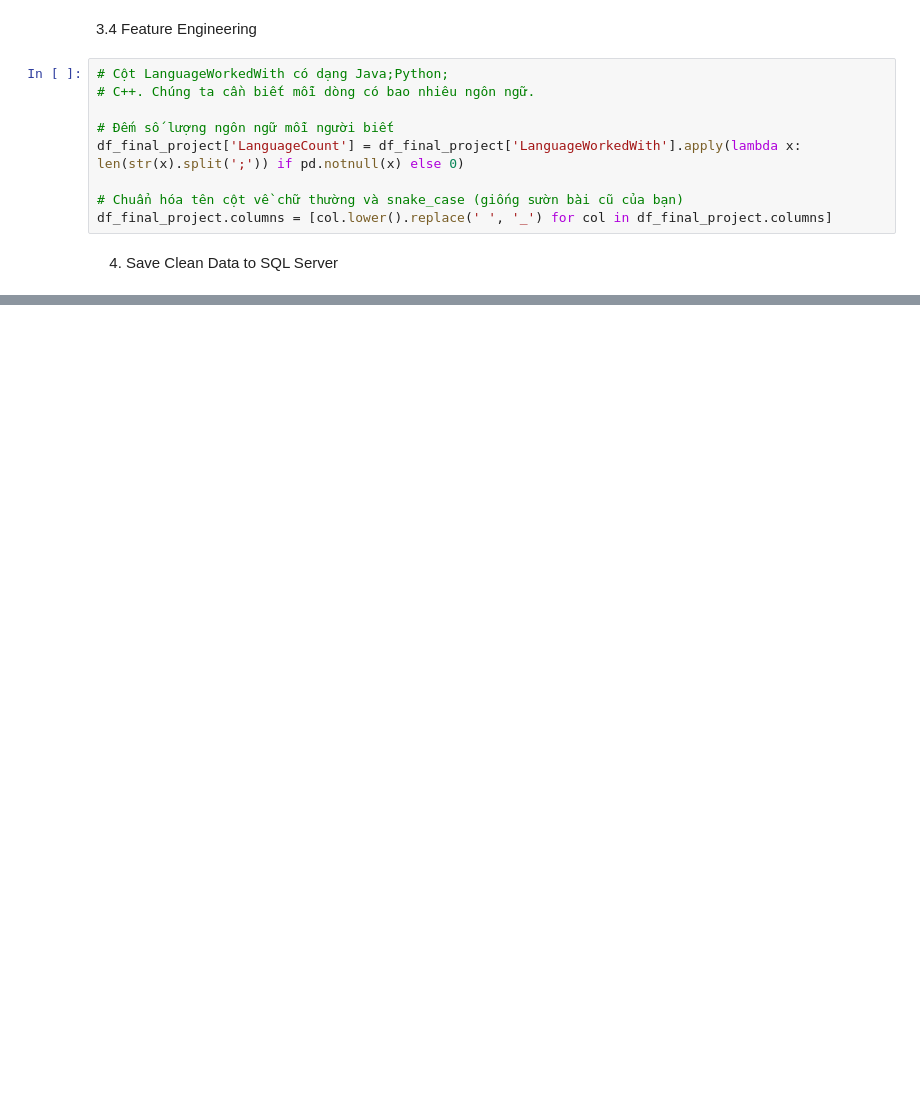
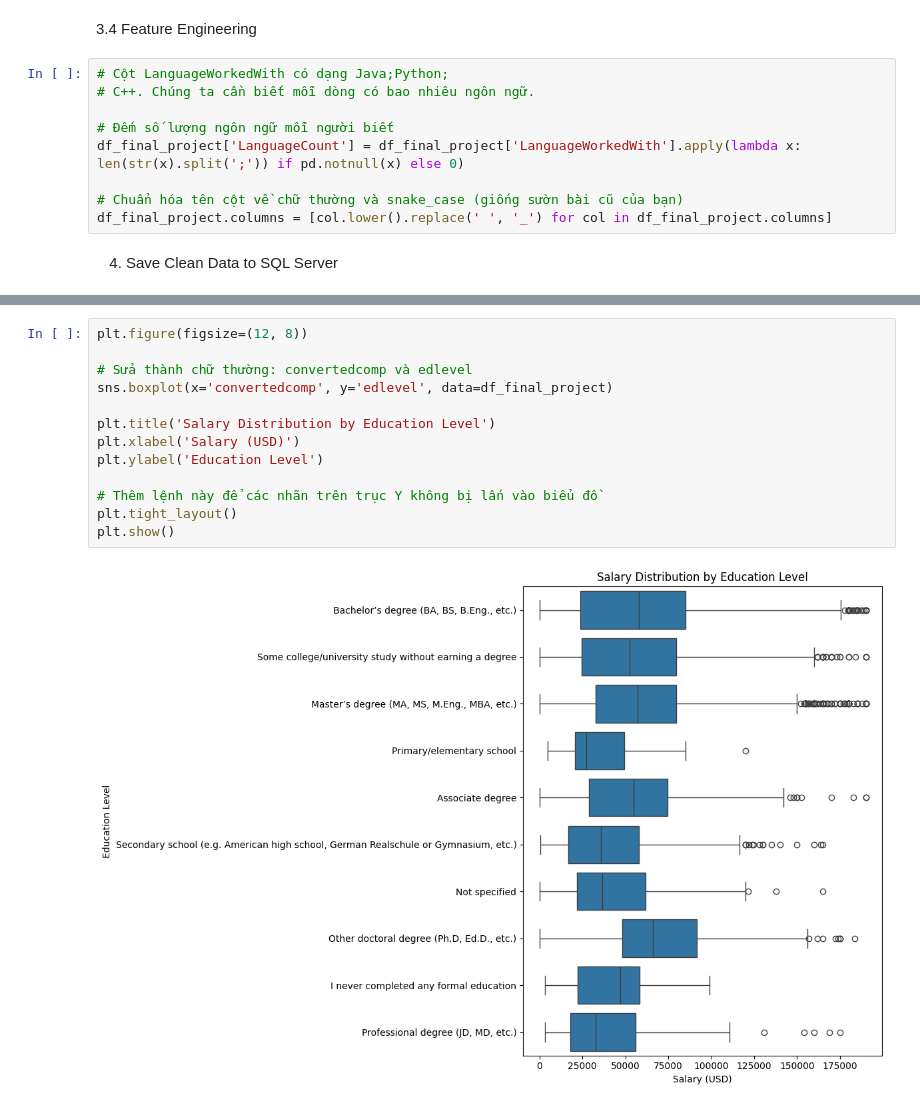
Before and after one commit to tranminhhuy0206/Final_Project_VTI, a Jupyter notebook: Python.ipynb, the cells around one changed output, grey strips where cells are left out. Cells and saved outputs as stored; diff of their text form; blank space fills up the shorter version.

```diff
--- a/Python.ipynb
+++ b/Python.ipynb
@@ -190,0 +192,15 @@ ImportError: cannot import name 'urllib' from 'sqlalchemy' (c:\Users\Tran Minh H
+# %%
+plt.figure(figsize=(12, 8))
+
+# Sửa thành chữ thường: convertedcomp và edlevel
+sns.boxplot(x='convertedcomp', y='edlevel', data=df_final_project)
+
+plt.title('Salary Distribution by Education Level')
+plt.xlabel('Salary (USD)')
+plt.ylabel('Education Level')
+
+# Thêm lệnh này để các nhãn trên trục Y không bị lấn vào biểu đồ
+plt.tight_layout()
+plt.show()
+# %% [output]
+[figure, added]
```
Also changed, not shown: parts of 11 cells of this notebook.
